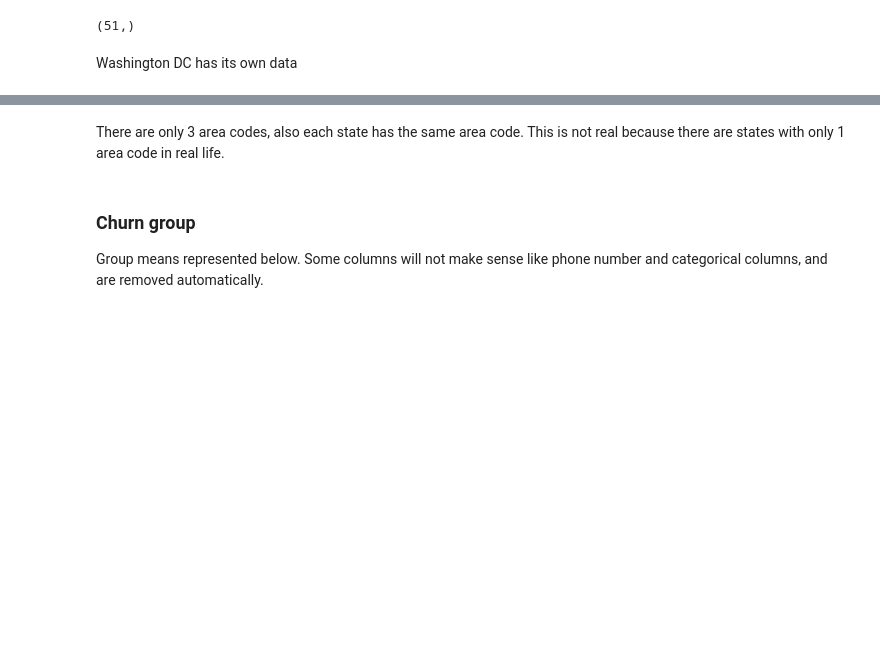
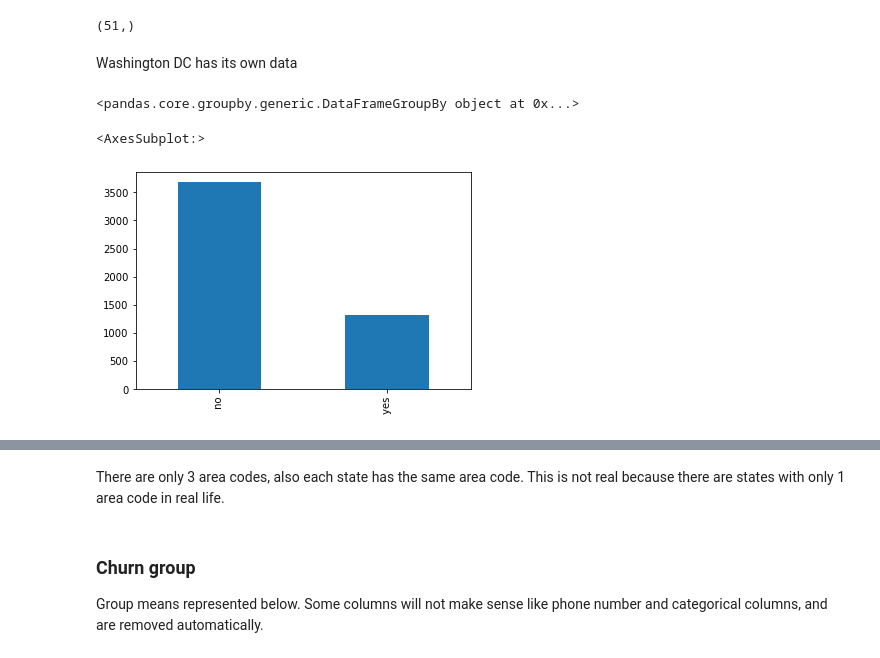
Before and after one commit to rfryrice/data-science, a Jupyter notebook: Project 2 - Churn.ipynb, the cells around one changed output, grey strips where cells are left out. Drawn from its saved outputs; the diff is of its cells as text; code cells hidden in the pictures; blank space fills up the shorter version.

```diff
--- a/Project 2 - Churn.ipynb
+++ b/Project 2 - Churn.ipynb
@@ -86,6 +86,16 @@ data['state'].value_counts().shape
 (51,)
 # %% [markdown]
 Washington DC has its own data
+# %%
+test = data[['intl_plan','voice_mail_plan','churned']]
+test.groupby('churned')
+# %% [output]
+<pandas.core.groupby.generic.DataFrameGroupBy object at 0x...>
+# %%
+data['voice_mail_plan'].value_counts().plot(kind='bar')
+# %% [output]
+<AxesSubplot:>
+[figure, added]
 # %%
 gc = data.groupby(by=['state','area_code','churned'])
 # %%
```
Also changed, not shown: parts of 6 cells of this notebook.
